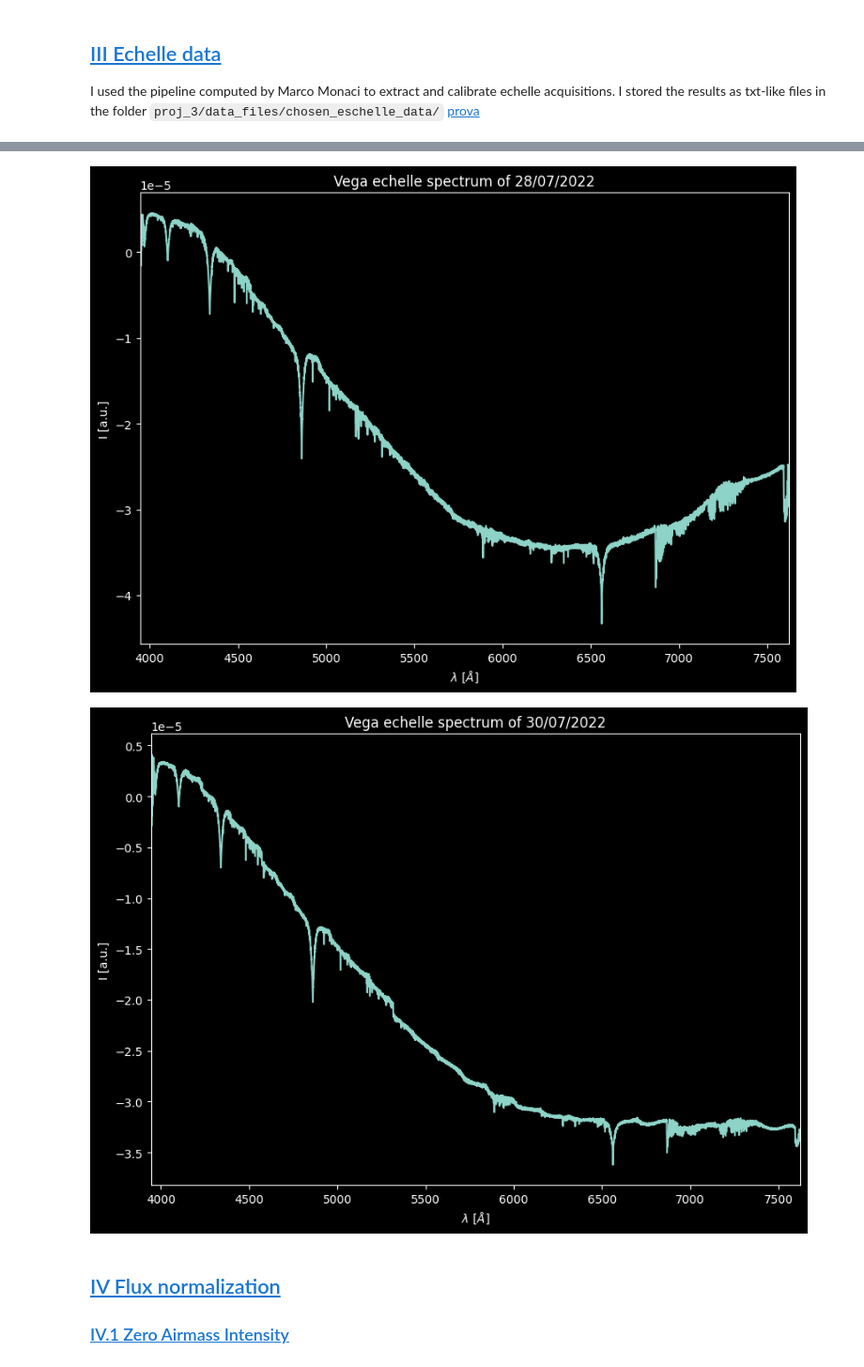
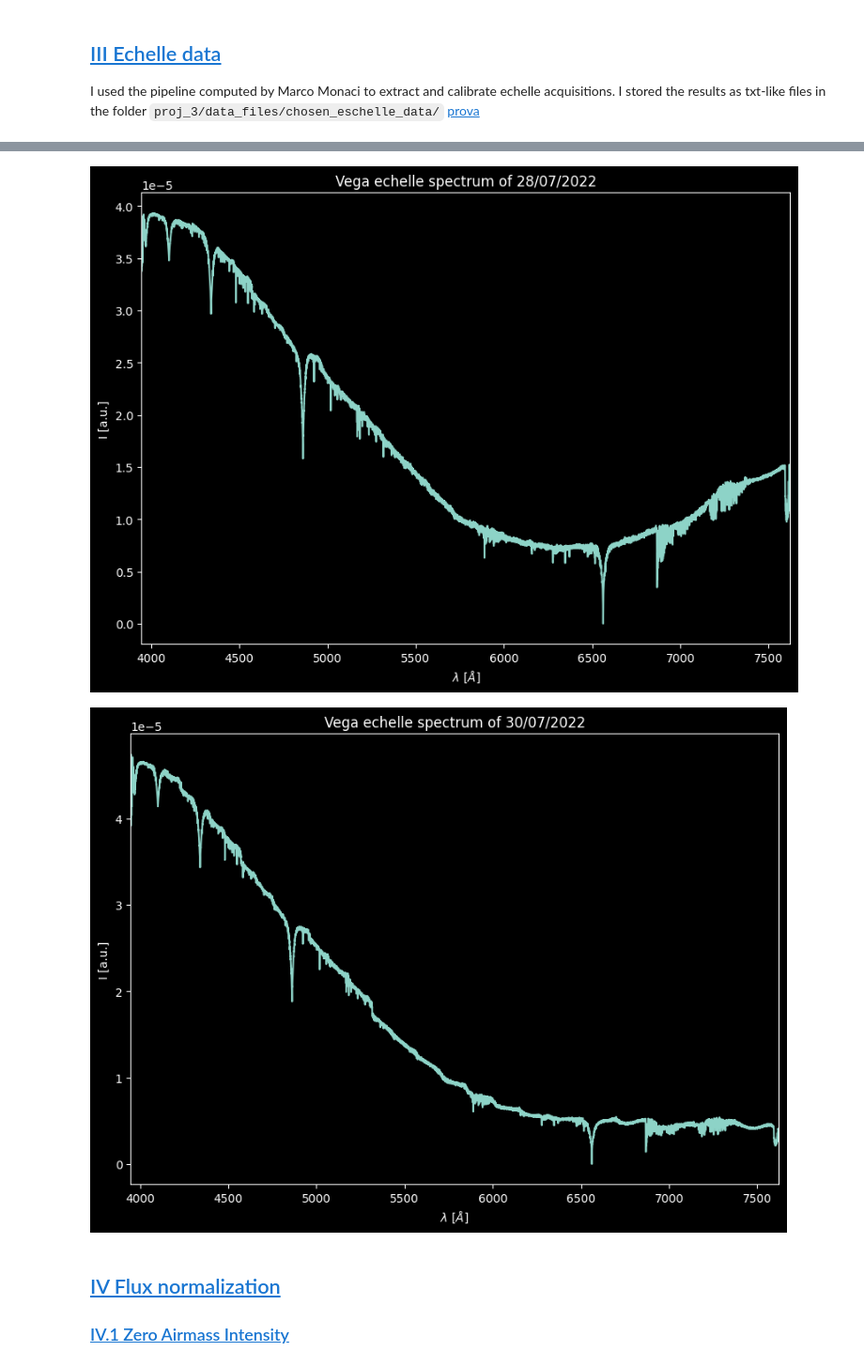
Before and after one commit to 00-berni/proj_3, a Jupyter notebook: notebook/script_notebook.ipynb, the cells around one changed output, grey strips where cells are left out. Shown at 94% size. Saved outputs shown, nothing was run; the diff lists cells and outputs as text; code cells hidden in the pictures.

```diff
--- a/notebook/script_notebook.ipynb
+++ b/notebook/script_notebook.ipynb
@@ -1109,6 +1103,9 @@ hdul30, _ = get_data_fit(obj_fit, title='Row spectrum of vega', n=2, display_plo
 
 plt.show()
 
+flux28 -= flux28.min()
+flux30 -= flux30.min()
+
 fastplot(wl26,flux26/flux26.sum(),1,title='Vega Alpy spectrum of 26/07/2022',labels=['$\lambda$ [$\AA$]','I [a.u.]'])
 plt.xlim(min(wl28[0],wl30[0]),max(wl28[-1],wl30[-1]))
 fastplot(wl28,flux28/abs(flux28.sum()),2,title='Vega echelle spectrum of 28/07/2022',labels=['$\lambda$ [$\AA$]','I [a.u.]'])
@@ -1166,35 +1163,35 @@ NAXIS2 =        2199 \ next to fastest changing axis
 BSCALE =        1.0 \ physical = BZERO + BSCALE*array_value
 BZERO = 32768.0 \ physical = BZERO + BSCALE*array_value
 DATE-OBS =      2022-07-26T01:25:25 \ YYYY-MM-DDThh:mm:ss observation start, UT
 ... (24 lines left out)
 CBLACK =        190 \ Initial display black level in ADUs
 CWHITE =        4125 \ Initial display white level in ADUs
 PEDESTAL =      0 \ Correction to add for zero-based ADU
 SWOWNER =       MaxIm \ Licensed owner of software
 [figure]
 [figure]
 Filename: /home/bernardo/Scrivania/FISICA/ASTROFISICA/Astr_Oss/Progetti/proj_3/data_files/03_night/vega/vega_echelle_28072022_0206.fit
 No.    Name      Ver    Type      Cards   Dimensions   Format
   0  PRIMARY       1 PrimaryHDU      35   (2749, 2199)   int16 (rescales to uint16)
  - HEADER -
 SIMPLE =        True
 BITPIX =        16 \ 8 unsigned int, 16 & 32 int, -32 & -64 real
 NAXIS = 2 \ number of axes
 NAXIS1 =        2749 \ fastest changing axis
 NAXIS2 =        2199 \ next to fastest changing axis
 BSCALE =        1.0 \ physical = BZERO + BSCALE*array_value
 BZERO = 32768.0 \ physical = BZERO + BSCALE*array_value
 DATE-OBS =      2022-07-28T00:04:33 \ YYYY-MM-DDThh:mm:ss observation start, UT
 ... (64 lines left out)
 CBLACK =        690 \ Initial display black level in ADUs
 CWHITE =        2958 \ Initial display white level in ADUs
 PEDESTAL =      0 \ Correction to add for zero-based ADU
 SWOWNER =       MaxIm \ Licensed owner of software
 [figure]
 [figure]
 [figure]
-[figure, old version]
+[figure, new version]
-[figure, old version]
+[figure, new version]
 # %% [markdown]
 ## <a id='toc1_4_'></a>[IV Flux normalization](#toc0_)
 
```
Also changed, not shown: parts of 3 cells of this notebook.
